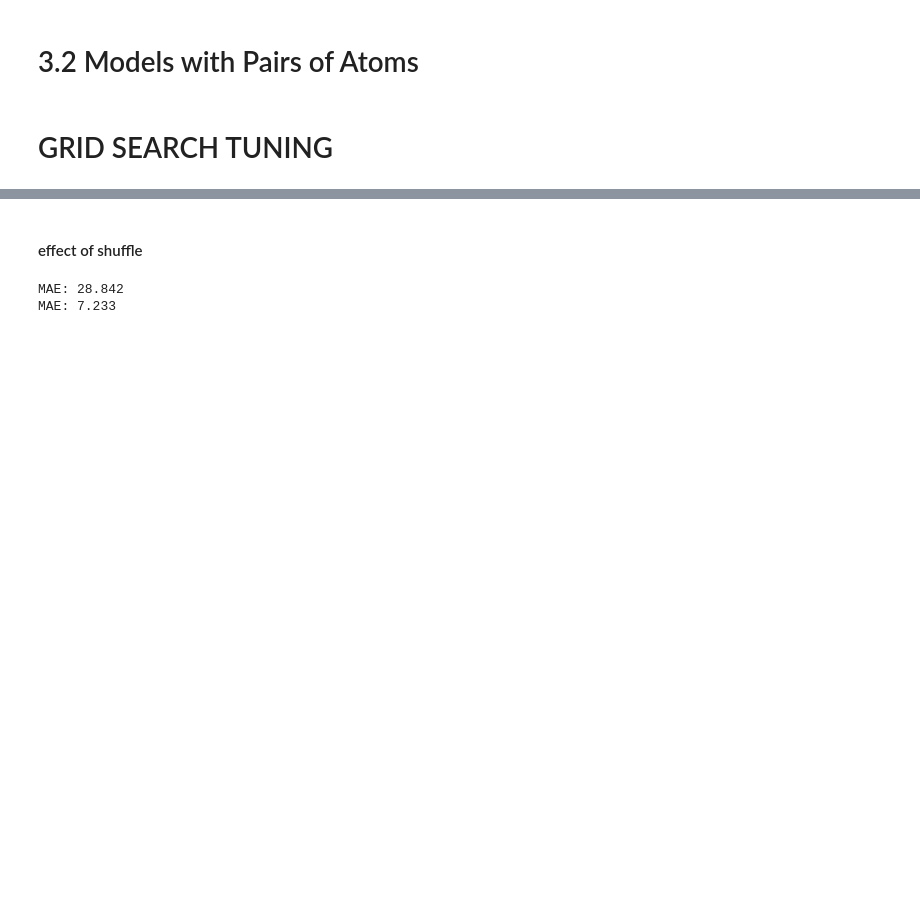
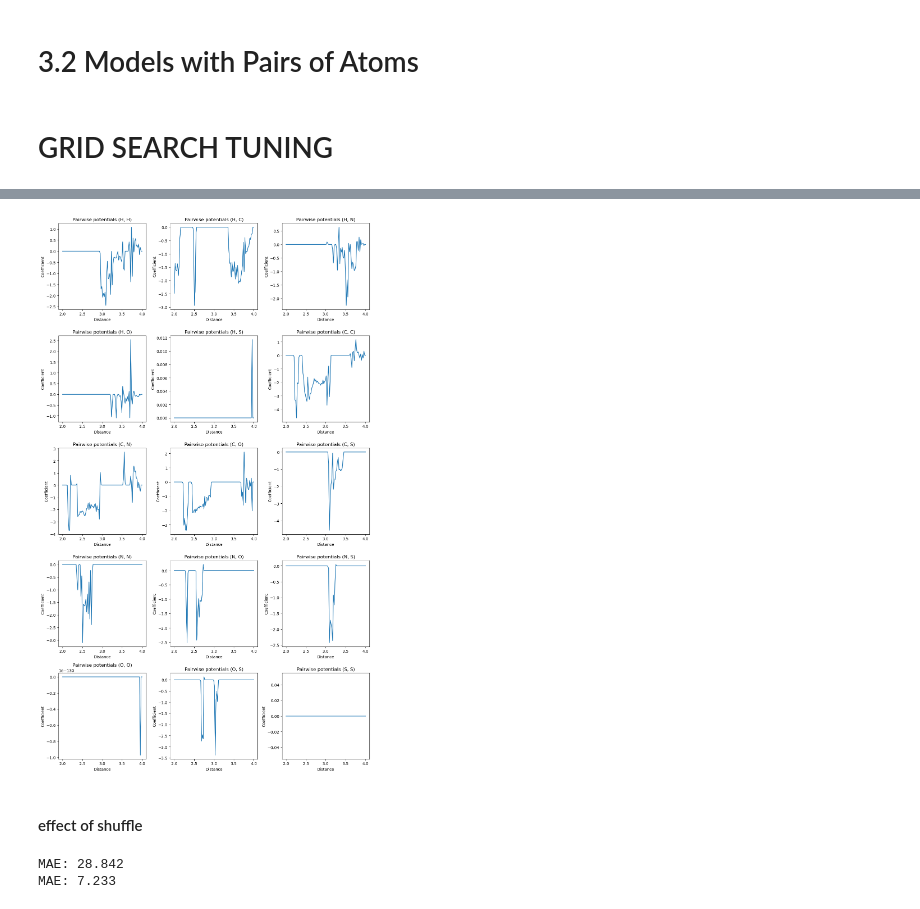
Before and after one commit to jascha-je/LabML4DS, a Jupyter notebook: p2/p2_jascha.ipynb, the cells around one changed output, grey strips where cells are left out. Drawn from its saved outputs; the diff is of its cells as text; code cells hidden in the pictures; blank space fills up the shorter version.

```diff
--- a/p2/p2_jascha.ipynb
+++ b/p2/p2_jascha.ipynb
@@ -500,3 +555,8 @@ plt.show()
+# %%
+temp = res_df.iloc[best_exp_idx]
+plot_pp(best_model_exp.best_estimator_, **results[best_exp_idx]['params'])
+# %% [output]
+[figure, added]
 # %% [markdown]
 #### effect of shuffle
 # %%
```
Also changed, not shown: parts of 19 cells of this notebook, 1 other file.
